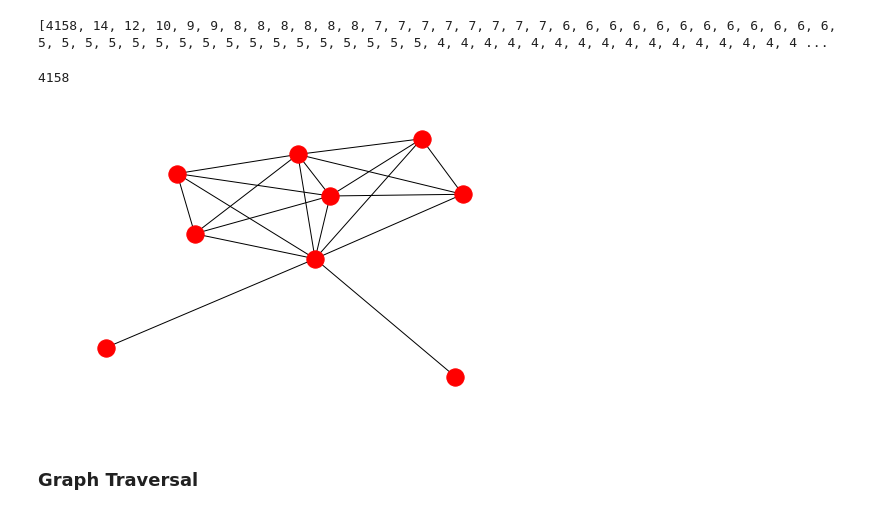
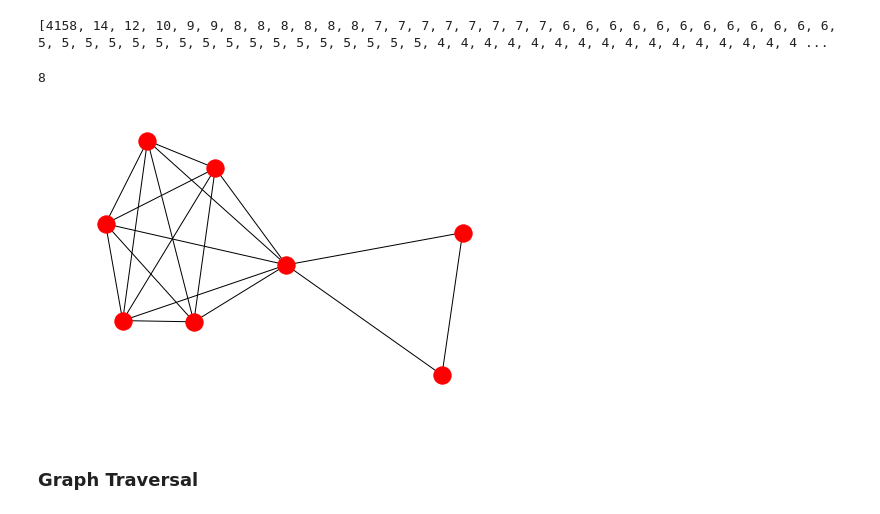
Before and after one commit to MridulS/pyconpl-2017-networkx, a Jupyter notebook: Slides.ipynb, the cells around one changed output. Cells and saved outputs as stored; diff of their text form; code cells hidden in the pictures.

```diff
--- a/Slides.ipynb
+++ b/Slides.ipynb
@@ -302,13 +359,13 @@ print([len(c) for c in sorted(nx.connected_components(authors_graph), key=len, r
 # %%
 graphs = [c for c in sorted(nx.connected_component_subgraphs(authors_graph), key=len, reverse=True)]
 # %%
-len(graphs[0])
+len(graphs[10])
 # %% [output]
-4158
+8
 # %%
-nx.draw(graphs[5])
+nx.draw(graphs[10])
 # %% [output]
-[figure, old version]
+[figure, new version]
 # %% [markdown]
 ### Graph Traversal
 # %%
```
Also changed, not shown: parts of 29 cells of this notebook, 1 other file.
